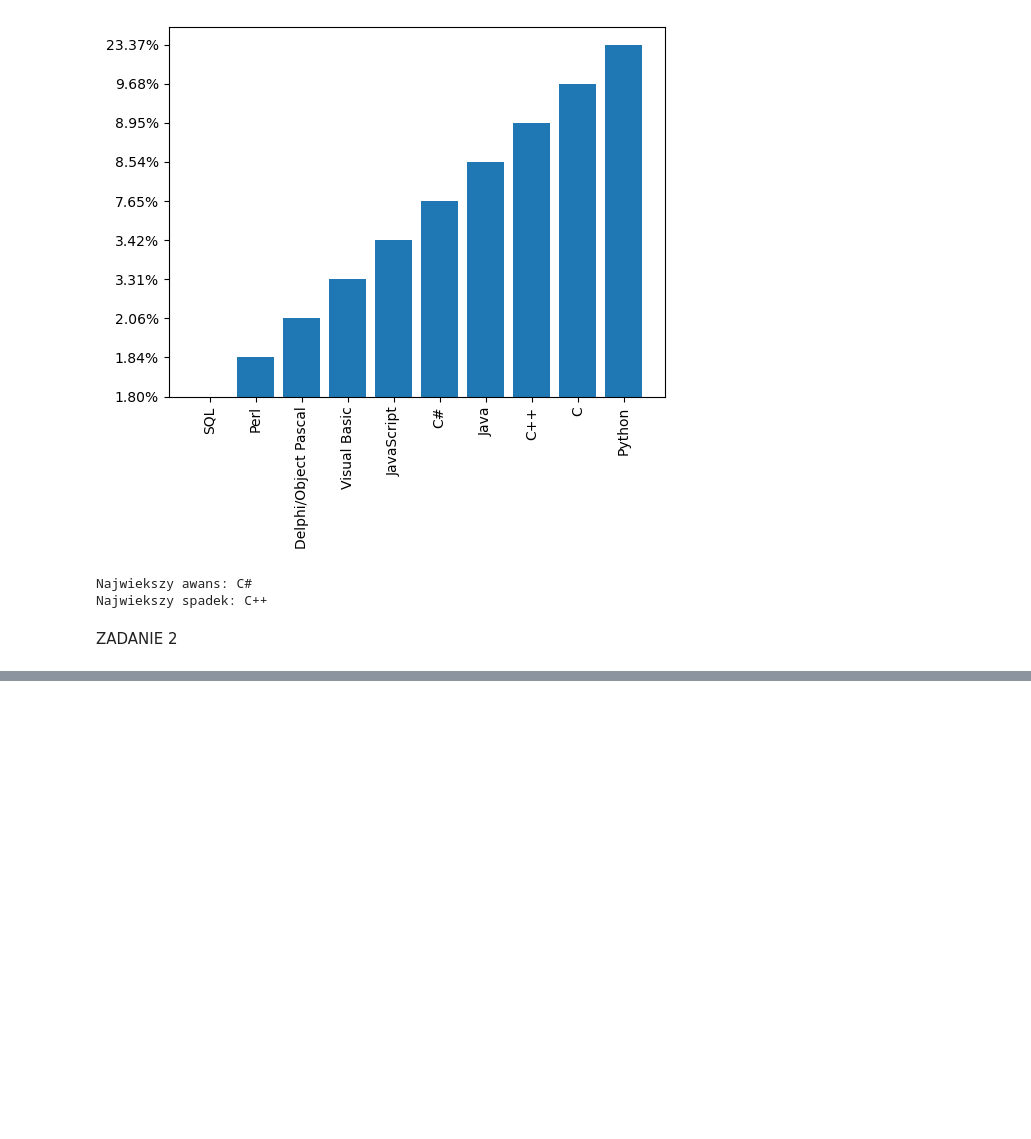
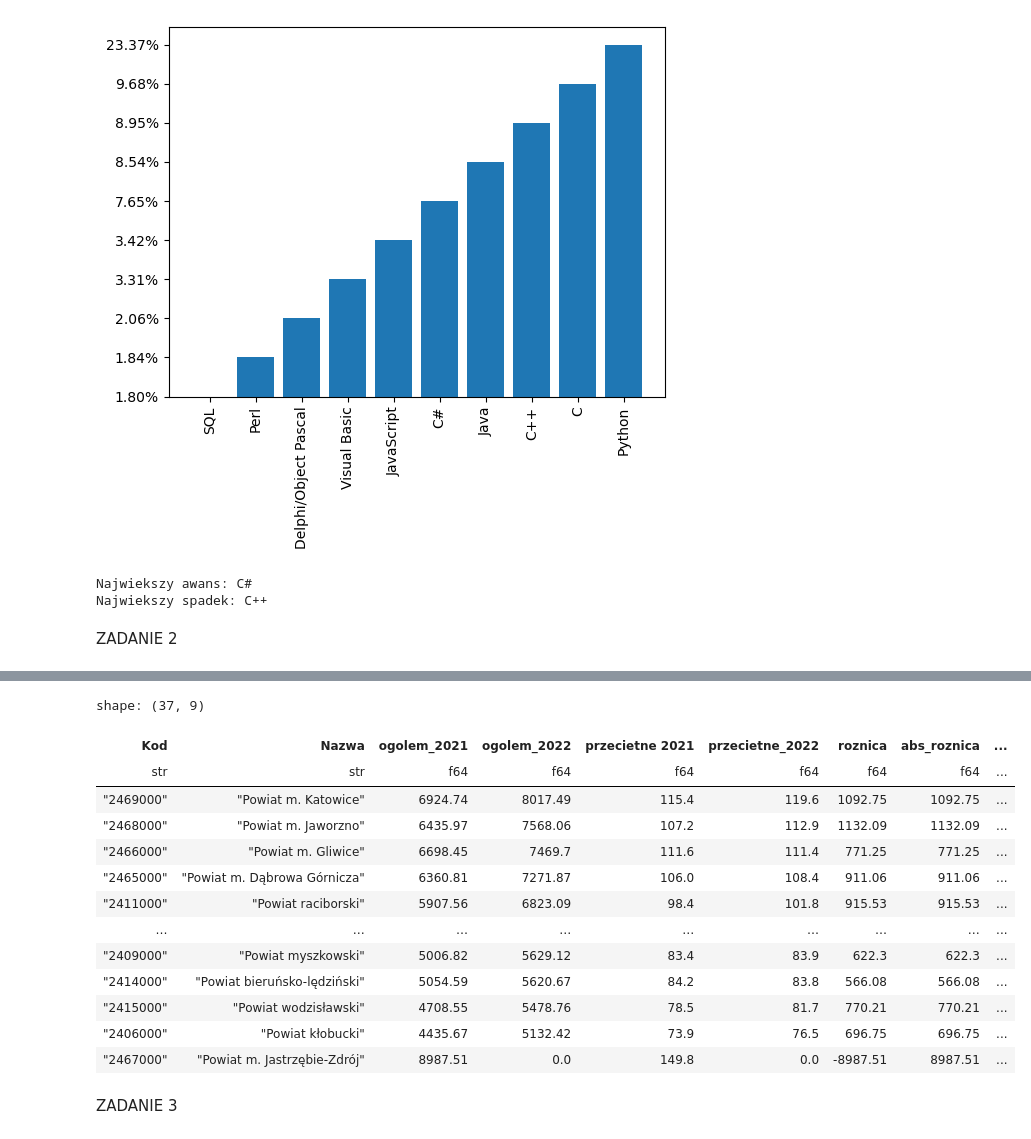
Before and after one commit to mateuszlamla/SEMESTR5, a Jupyter notebook: Wizualizacja i przetwarzanie danych/lab6.ipynb, the cells around one changed output, grey strips where cells are left out. Drawn from its saved outputs; the diff is of its cells as text; code cells hidden in the pictures; blank space fills up the shorter version.

```diff
--- a/Wizualizacja i przetwarzanie danych/lab6.ipynb
+++ b/Wizualizacja i przetwarzanie danych/lab6.ipynb
@@ -78,0 +78,12 @@ shape: (5, 6)
+# %%
+df = df.with_columns(
+    (pl.col('ogolem_2022') - pl.col('ogolem_2021')).alias('roznica')
+)
+df = df.with_columns(pl.col('roznica').abs().alias('abs_roznica'))
+
+df_sorted = df.sort('roznica', descending=True)
+max_diff = df_sorted.head(1)[['Nazwa', 'roznica']]
+min_diff = df.sort('abs_roznica').select(['Nazwa', 'roznica']).head(1)
+
+print(f"Najwieksze ronica:\n{max_diff}")
+print(f"Najmniejsza roznica:\n{min_diff}")
@@ -78,0 +109,21 @@ shape: (5, 6)
+# %%
+df.with_columns(
+    (pl.col("Nazwa").str.contains("Powiat m.").alias("Powiat_Miasto"))
+)
+# %% [output]
+shape: (37, 9)
+| Kod | Nazwa | ogolem_2021 | ogolem_2022 | przecietne 2021 | przecietne_2022 | roznica | abs_roznica | ... |
+| str | str | f64 | f64 | f64 | f64 | f64 | f64 | ... |
+| "2469000" | "Powiat m. Katowice" | 6924.74 | 8017.49 | 115.4 | 119.6 | 1092.75 | 1092.75 | ... |
+| "2468000" | "Powiat m. Jaworzno" | 6435.97 | 7568.06 | 107.2 | 112.9 | 1132.09 | 1132.09 | ... |
+| "2466000" | "Powiat m. Gliwice" | 6698.45 | 7469.7 | 111.6 | 111.4 | 771.25 | 771.25 | ... |
+| "2465000" | "Powiat m. Dąbrowa Górnicza" | 6360.81 | 7271.87 | 106.0 | 108.4 | 911.06 | 911.06 | ... |
+| "2411000" | "Powiat raciborski" | 5907.56 | 6823.09 | 98.4 | 101.8 | 915.53 | 915.53 | ... |
+| … | … | … | … | … | … | … | … | ... |
+| "2409000" | "Powiat myszkowski" | 5006.82 | 5629.12 | 83.4 | 83.9 | 622.3 | 622.3 | ... |
+| "2414000" | "Powiat bieruńsko-lędziński" | 5054.59 | 5620.67 | 84.2 | 83.8 | 566.08 | 566.08 | ... |
+| "2415000" | "Powiat wodzisławski" | 4708.55 | 5478.76 | 78.5 | 81.7 | 770.21 | 770.21 | ... |
+| "2406000" | "Powiat kłobucki" | 4435.67 | 5132.42 | 73.9 | 76.5 | 696.75 | 696.75 | ... |
+| "2467000" | "Powiat m. Jastrzębie-Zdrój" | 8987.51 | 0.0 | 149.8 | 0.0 | -8987.51 | 8987.51 | ... |
+# %% [markdown]
+ZADANIE 3
```
Also changed, not shown: parts of 2 cells of this notebook, 1 other file.
